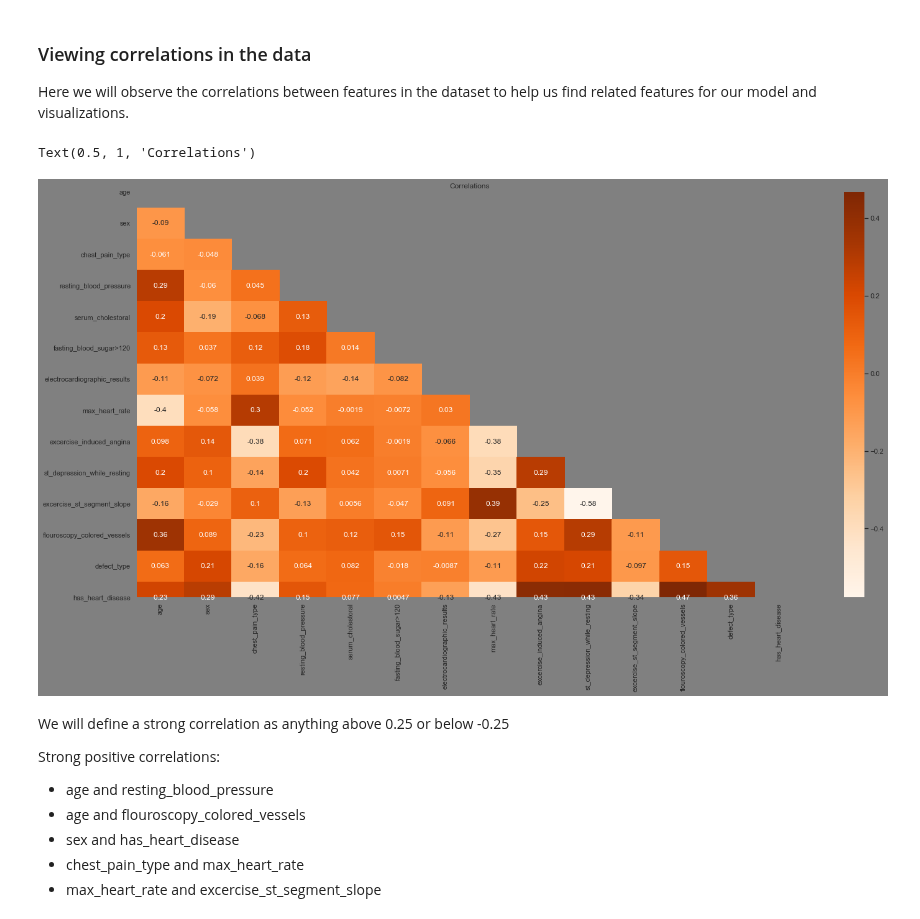
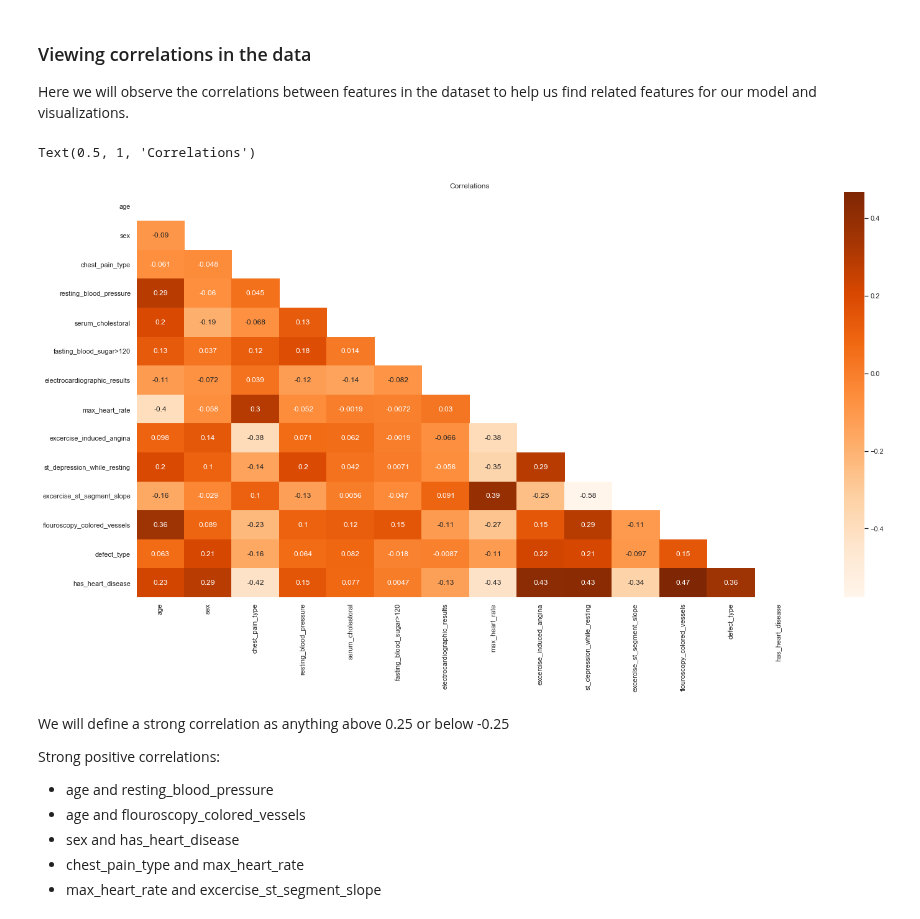
Before and after one commit to BenGOsborn/Heart-Disease-Classification, a Jupyter notebook: heart-disease-analysis.ipynb, the cells around one changed output. Drawn from its saved outputs; the diff is of its cells as text; code cells hidden in the pictures.

```diff
--- a/heart-disease-analysis.ipynb
+++ b/heart-disease-analysis.ipynb
@@ -88,21 +88,20 @@ Here we will observe the correlations between features in the dataset to help us
 # %%
 import numpy as np
 import seaborn as sns
 import matplotlib.pyplot as plt
 %matplotlib inline
 sns.set_theme(style="whitegrid") # Set the seaborn color theme
 
 corr = df.corr()
 mask = np.zeros_like(corr, dtype=np.bool)
 mask[np.triu_indices_from(mask)] = True
 
 plt.rcParams["figure.figsize"] = (24,12) # Change the size of the plot
-sns.set(rc={'axes.facecolor': 'gray', 'figure.facecolor': 'gray'})
 cor_heatmap = sns.heatmap(corr, mask=mask, annot=True, cmap='Oranges')
 cor_heatmap.set_title('Correlations')
 # %% [output]
 Text(0.5, 1, 'Correlations')
-[figure, old version]
+[figure, new version]
 # %% [markdown]
 We will define a strong correlation as anything above 0.25 or below -0.25
 
```
Also changed, not shown: parts of 9 cells of this notebook.
